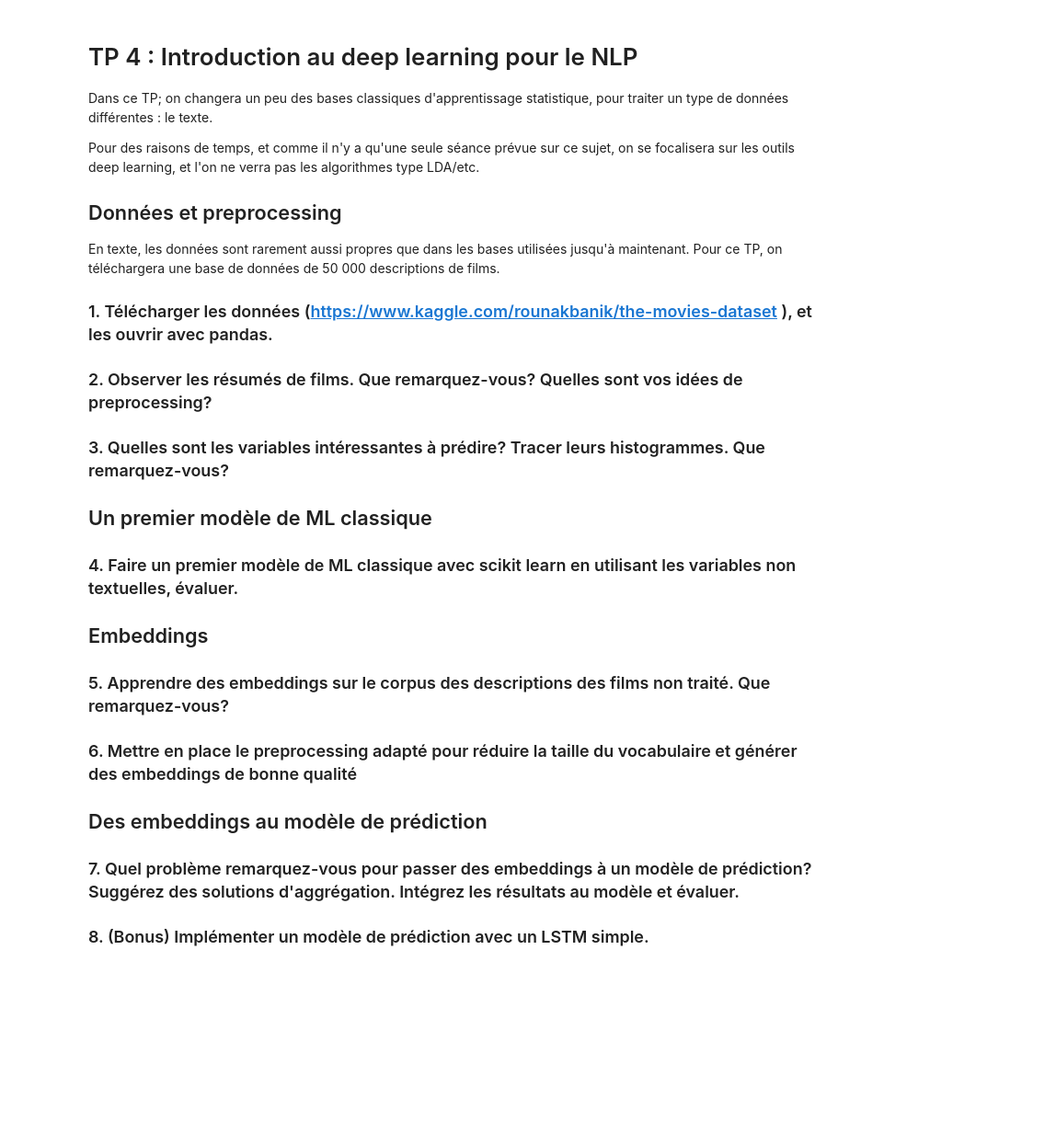
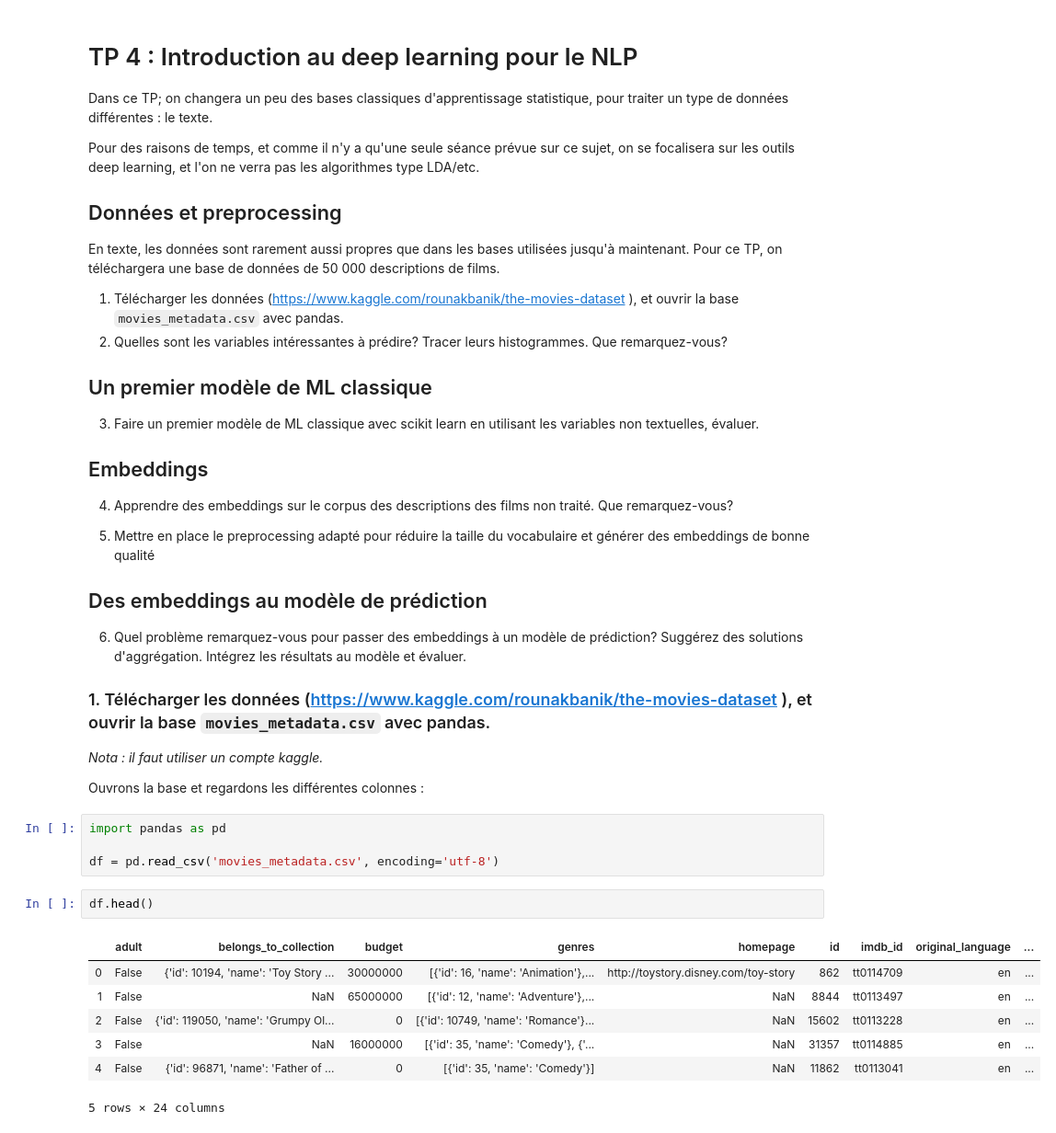
Before and after one commit to sally14/ensae-python-2019, a Jupyter notebook: TP4_dl_nlp.ipynb, the cells around one changed output. Shown: that part at 92% size. Saved outputs shown, nothing was run; the diff lists cells and outputs as text; blank space fills up the shorter version.

````diff
--- a/TP4_dl_nlp.ipynb
+++ b/TP4_dl_nlp.ipynb
@@ -12,25 +12,43 @@ Pour des raisons de temps, et comme il n'y a qu'une seule séance prévue sur ce
 En texte, les données sont rarement aussi propres que dans les bases utilisées jusqu'à maintenant.
 Pour ce TP, on téléchargera une base de données de 50 000 descriptions de films.
 
-### 1. Télécharger les données (https://www.kaggle.com/rounakbanik/the-movies-dataset ), et les ouvrir avec pandas.
-
-### 2. Observer les résumés de films. Que remarquez-vous? Quelles sont vos idées de preprocessing?
-
-### 3. Quelles sont les variables intéressantes à prédire? Tracer leurs histogrammes. Que remarquez-vous?
+1. Télécharger les données (https://www.kaggle.com/rounakbanik/the-movies-dataset ), et ouvrir la base ```movies_metadata.csv``` avec pandas.
+2. Quelles sont les variables intéressantes à prédire? Tracer leurs histogrammes. Que remarquez-vous?
 
 ## Un premier modèle de ML classique
 
-### 4. Faire un premier modèle de ML classique avec scikit learn en utilisant les variables non textuelles, évaluer.
+3. Faire un premier modèle de ML classique avec scikit learn en utilisant les variables non textuelles, évaluer.
 
 
 ## Embeddings
 
-### 5. Apprendre des embeddings sur le corpus des descriptions des films non traité. Que remarquez-vous?
+4. Apprendre des embeddings sur le corpus des descriptions des films non traité. Que remarquez-vous?
 
-### 6. Mettre en place le preprocessing adapté pour réduire la taille du vocabulaire et générer des embeddings de bonne qualité
+5. Mettre en place le preprocessing adapté pour réduire la taille du vocabulaire et générer des embeddings de bonne qualité
 
 ## Des embeddings au modèle de prédiction
 
-### 7. Quel problème remarquez-vous pour passer des embeddings à un modèle de prédiction? Suggérez des solutions d'aggrégation. Intégrez les résultats au modèle et évaluer.
+6. Quel problème remarquez-vous pour passer des embeddings à un modèle de prédiction? Suggérez des solutions d'aggrégation. Intégrez les résultats au modèle et évaluer.
 
-### 8. (Bonus) Implémenter un modèle de prédiction avec un LSTM simple.
+
+
+### 1. Télécharger les données (https://www.kaggle.com/rounakbanik/the-movies-dataset ), et ouvrir la base ```movies_metadata.csv``` avec pandas.
+
+*Nota : il faut utiliser un compte kaggle.*
+
+
+Ouvrons la base et regardons les différentes colonnes :
+# %%
+import pandas as pd
+
+df = pd.read_csv('movies_metadata.csv', encoding='utf-8')
+# %%
+df.head()
+# %% [output]
+|  | adult | belongs_to_collection | budget | genres | homepage | id | imdb_id | original_language | ... |
+| 0 | False | {'id': 10194, 'name': 'Toy Story ... | 30000000 | [{'id': 16, 'name': 'Animation'},... | http://toystory.disney.com/toy-story | 862 | tt0114709 | en | ... |
+| 1 | False | NaN | 65000000 | [{'id': 12, 'name': 'Adventure'},... | NaN | 8844 | tt0113497 | en | ... |
+| 2 | False | {'id': 119050, 'name': 'Grumpy Ol... | 0 | [{'id': 10749, 'name': 'Romance'}... | NaN | 15602 | tt0113228 | en | ... |
+| 3 | False | NaN | 16000000 | [{'id': 35, 'name': 'Comedy'}, {'... | NaN | 31357 | tt0114885 | en | ... |
+| 4 | False | {'id': 96871, 'name': 'Father of ... | 0 | [{'id': 35, 'name': 'Comedy'}] | NaN | 11862 | tt0113041 | en | ... |
+5 rows × 24 columns
````
Also changed, not shown: parts of 67 cells of this notebook, 3 other files.
